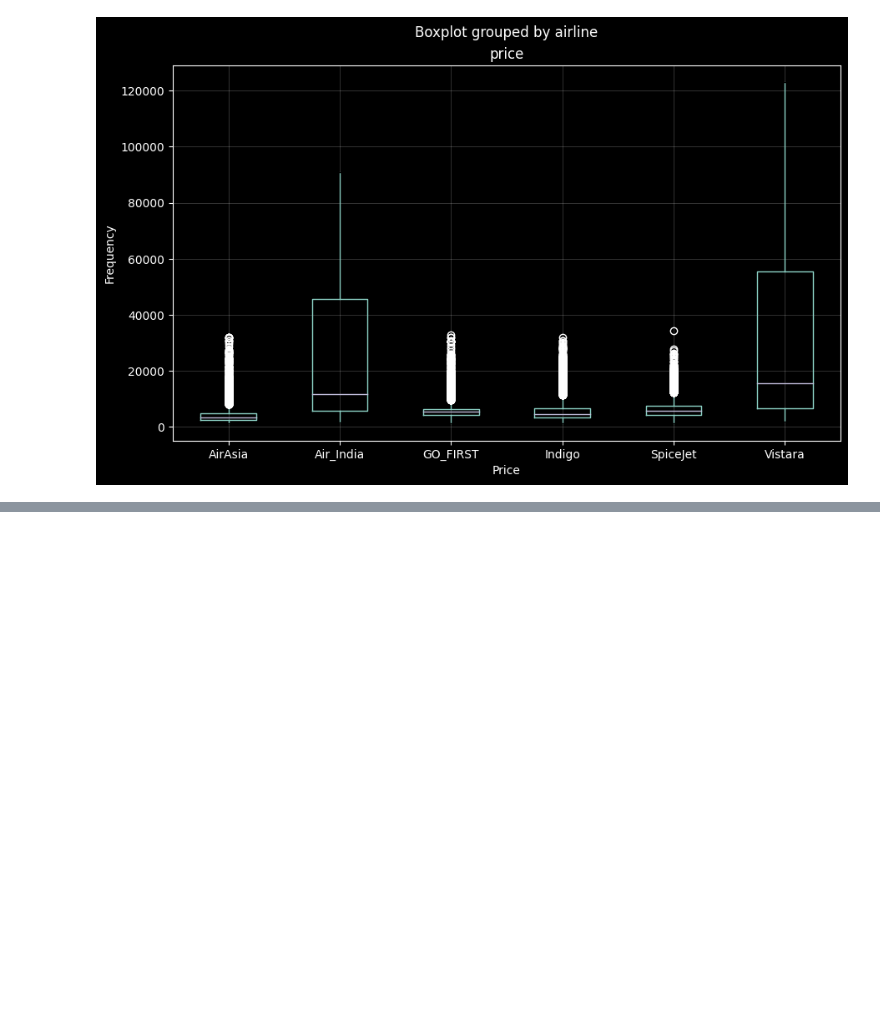
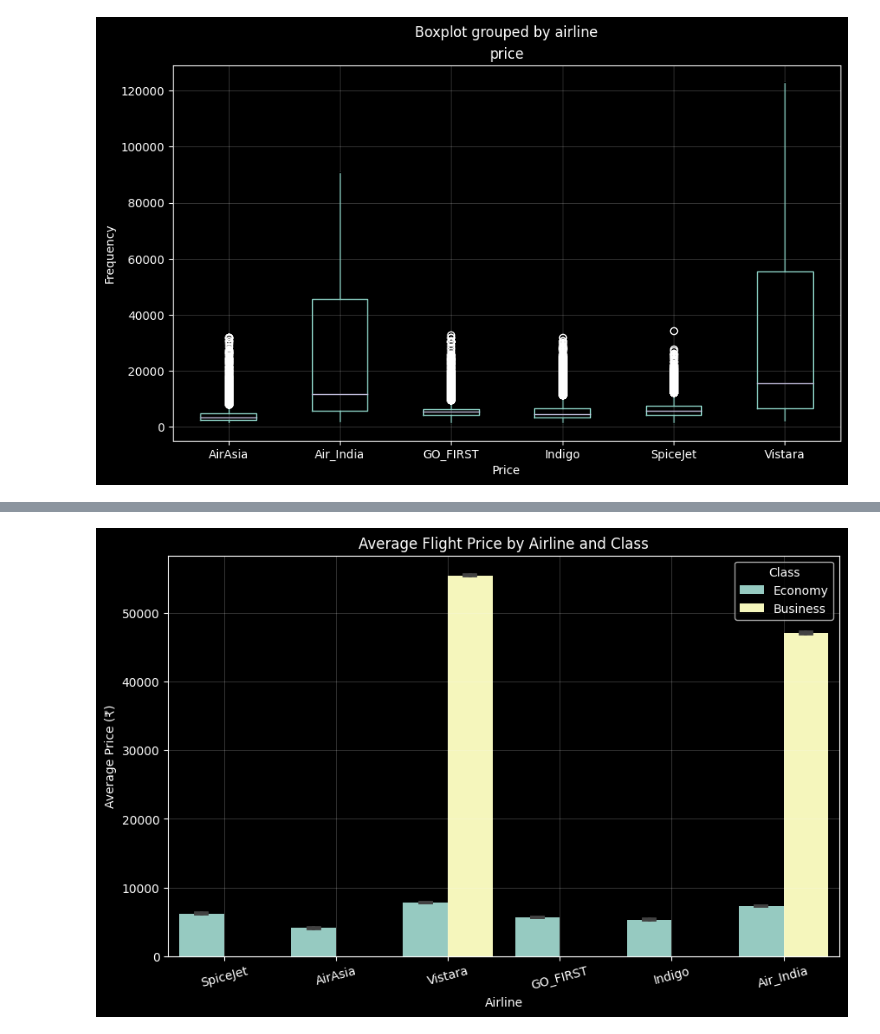
Before and after one commit to xyizko/xo-mathz, a Jupyter notebook: nb/yt-pandas-2.1.ipynb, the cells around one changed output, grey strips where cells are left out. Cells and saved outputs as stored; diff of their text form; code cells hidden in the pictures; blank space fills up the shorter version.

```diff
--- a/nb/yt-pandas-2.1.ipynb
+++ b/nb/yt-pandas-2.1.ipynb
@@ -216,0 +254,17 @@ box1()
+# %%
+# Average flight price by airline and class
+
+def afpac1():
+    plt.figure(figsize=(10, 6))
+    sns.barplot(data=a1c, x='airline', y='price', hue='class', capsize=0.1)
+    plt.title('Average Flight Price by Airline and Class')
+    plt.ylabel('Average Price (₹)')
+    plt.xlabel('Airline')
+    plt.legend(title='Class')
+    plt.xticks(rotation=15)
+    plt.grid(which='both', linewidth=0.7, alpha=0.2)
+    plt.show()
+
+afpac1()
+# %% [output]
+[figure, added]
```
Also changed, not shown: parts of 2 cells of this notebook.
